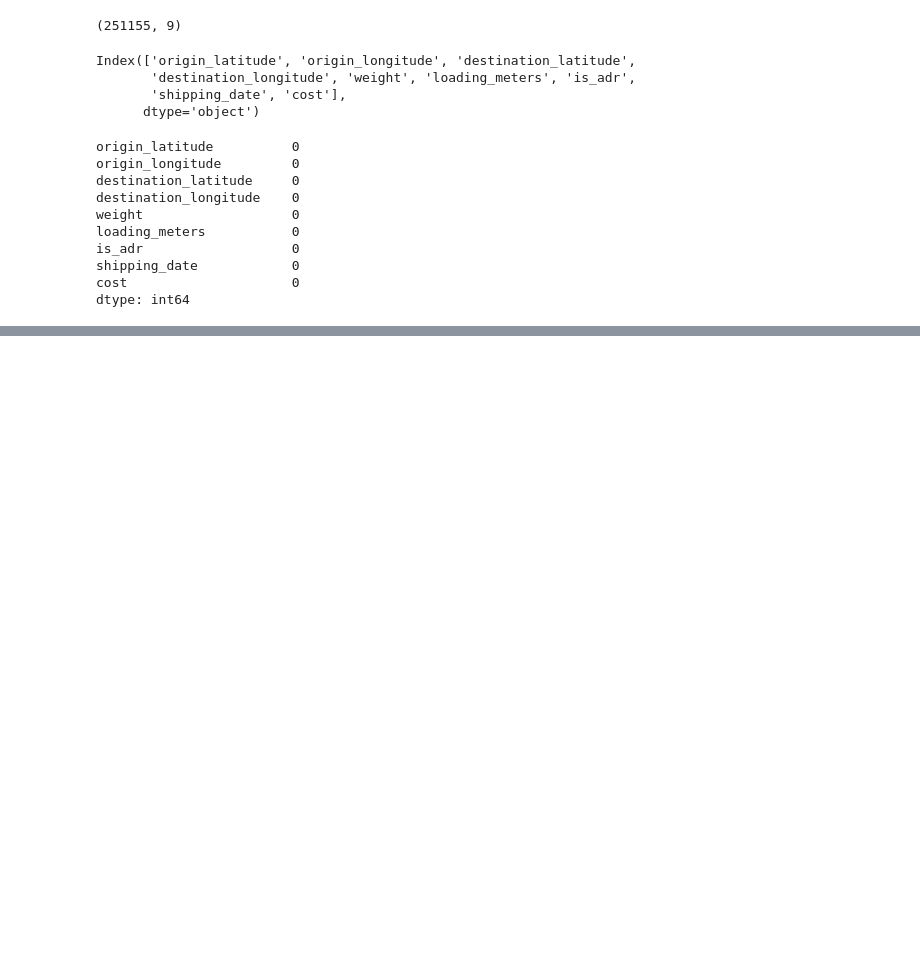
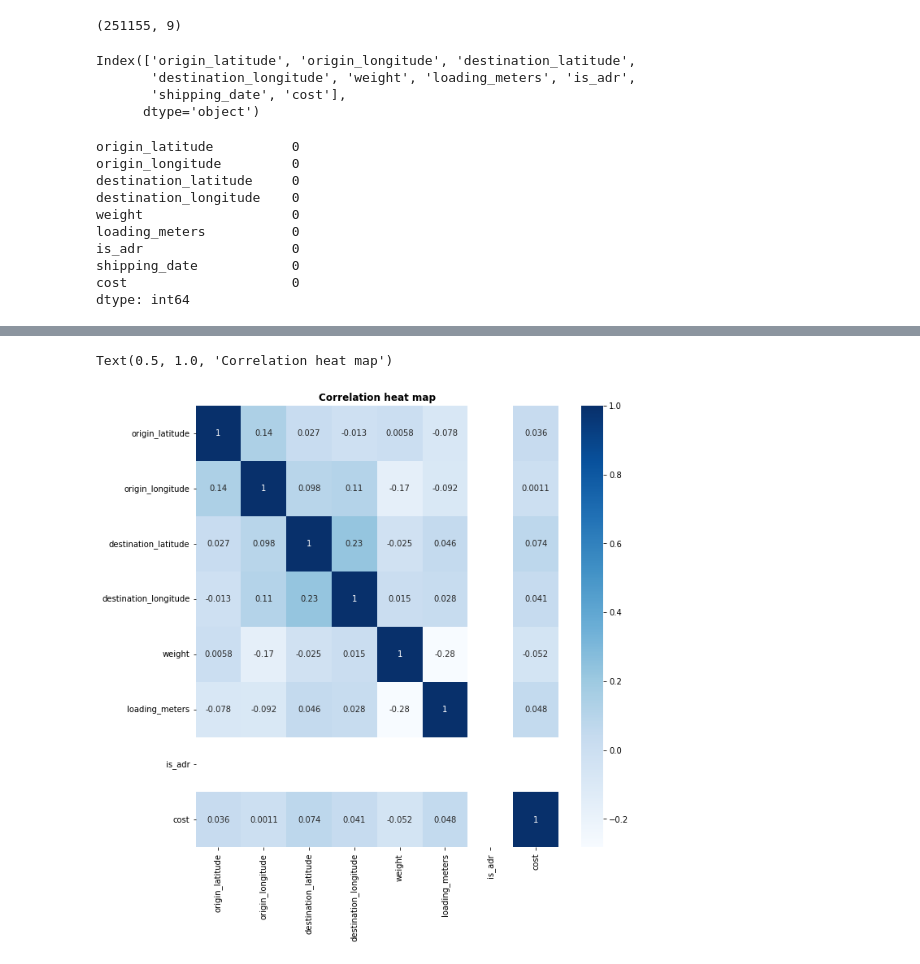
Before and after one commit to aanysofia/Cost-Prediction, a Jupyter notebook: ML_Cost_Prediction.ipynb, the cells around one changed output, grey strips where cells are left out. Saved outputs shown, nothing was run; the diff lists cells and outputs as text; code cells hidden in the pictures; blank space fills up the shorter version.

```diff
--- a/ML_Cost_Prediction.ipynb
+++ b/ML_Cost_Prediction.ipynb
@@ -52,0 +131,2 @@ dtype: int64
+# %%
+df_train["is_adr"] = df_train["is_adr"].astype(int)
@@ -52,0 +143,2 @@ dtype: int64
+# %%
+df_train['shipping_date'] = pd.to_datetime(df_train['shipping_date'], format='%Y-%m-%d')
@@ -52,0 +159,7 @@ dtype: int64
+# %%
+plt.figure(figsize=(10,10))
+sns.heatmap(df_train.corr(),cbar=True,annot=True,cmap='Blues')
+plt.title('Correlation heat map', fontweight='bold')
+# %% [output]
+Text(0.5, 1.0, 'Correlation heat map')
+[figure, added]
```
Also changed, not shown: parts of 17 cells of this notebook.
